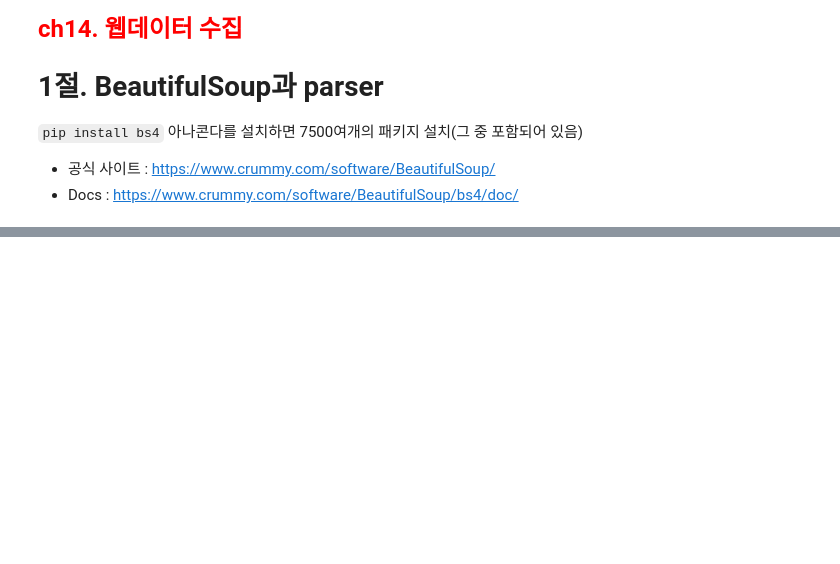
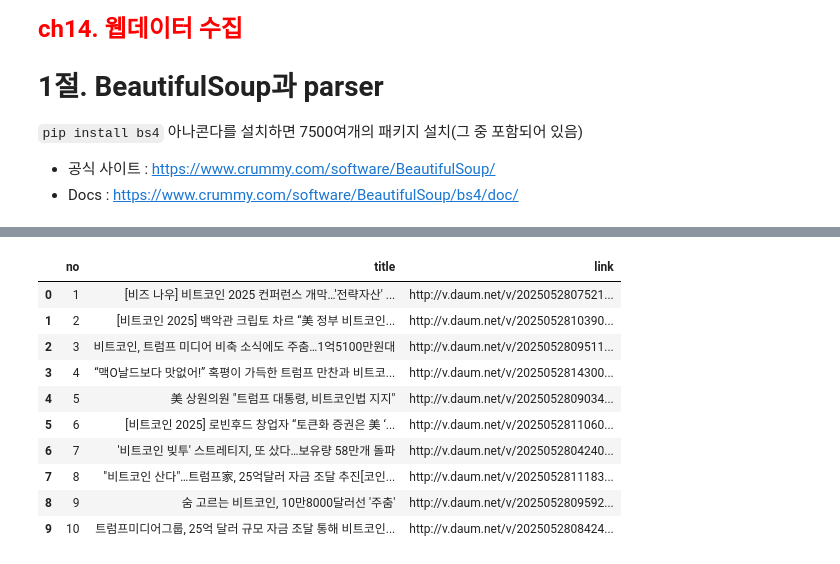
Before and after one commit to jangsh4752/ai_x, a Jupyter notebook: source/01_python/ch14_웹데이터수집1_정적_공공api.ipynb, the cells around one changed output, grey strips where cells are left out. Cells and saved outputs as stored; diff of their text form; code cells hidden in the pictures; blank space fills up the shorter version.

```diff
--- a/source/01_python/ch14_웹데이터수집1_정적_공공api.ipynb
+++ b/source/01_python/ch14_웹데이터수집1_정적_공공api.ipynb
@@ -21,0 +260,5 @@ table.dataframe{font-size:15px;}
+# %%
+unit = soup.select('div.head_info > span > span.blind')
+unit = [u.text for u in unit]
+unit.insert(7, '') # 8번째 index에 '' 추가
+unit
@@ -21,0 +267,6 @@ table.dataframe{font-size:15px;}
+# %%
+status = soup.select('div.head_info > span.blind')
+[t.text for t in title]
+[p.text for p in price]
+unit
+[s.text for s in status]
@@ -21,0 +275,7 @@ table.dataframe{font-size:15px;}
+# %%
+for idx in range(len(title)) :
+    print ("{} : {}{} - {}".format(idx+1,
+                                  title[idx].text,
+                                  price[idx].text,
+                                  unit[idx],
+                                  status[idx].text))
@@ -21,0 +295,7 @@ table.dataframe{font-size:15px;}
+# %%
+for idx, (t, p, u, s) in enumerate(zip(title, price, unit, status)) :
+    print ("{} : {}{} - {}".format(idx+1,
+                                  t.text,
+                                  p.text,
+                                  u,
+                                  s.text))
@@ -21,0 +405,30 @@ table.dataframe{font-size:15px;}
+# %%
+# 방법 1
+import requests
+from bs4 import BeautifulSoup
+keyword = '비트코인'
+url = 'https://search.daum.net/search?w=news&nil_search=btn&DA=NTB&enc=utf8&cluster=y&cluster_page=1&q=' + keyword
+response = requests.get(url)
+soup = BeautifulSoup(response.text, # response.content
+                    'html.parser')
+items_find_list = [] # 검색한 결과를 담을 dict list
+items_el = soup.select('div.item-title > strong.tit-g.clamp-g > a')
+# len(items_el)
+for idx, item in enumerate(items_el) :
+    items_find_list.append({'no':idx+1,
+                            'title':item.text,
+                            'link':item.attrs.get('href')})
+import pandas as pd
+pd.DataFrame(items_find_list)
+# %% [output]
+|  | no | title | link |
+| 0 | 1 | [비즈 나우] 비트코인 2025 컨퍼런스 개막…'전략자산' ... | http://v.daum.net/v/2025052807521... |
+| 1 | 2 | [비트코인 2025] 백악관 크립토 차르 “美 정부 비트코인... | http://v.daum.net/v/2025052810390... |
+| 2 | 3 | 비트코인, 트럼프 미디어 비축 소식에도 주춤…1억5100만원대 | http://v.daum.net/v/2025052809511... |
+| 3 | 4 | “맥O날드보다 맛없어!” 혹평이 가득한 트럼프 만찬과 비트코... | http://v.daum.net/v/2025052814300... |
+| 4 | 5 | 美 상원의원 "트럼프 대통령, 비트코인법 지지" | http://v.daum.net/v/2025052809034... |
+| 5 | 6 | [비트코인 2025] 로빈후드 창업자 “토큰화 증권은 美 ‘... | http://v.daum.net/v/2025052811060... |
+| 6 | 7 | '비트코인 빚투' 스트레티지, 또 샀다…보유량 58만개 돌파 | http://v.daum.net/v/2025052804240... |
+| 7 | 8 | "비트코인 산다"…트럼프家, 25억달러 자금 조달 추진[코인... | http://v.daum.net/v/2025052811183... |
+| 8 | 9 | 숨 고르는 비트코인, 10만8000달러선 '주춤' | http://v.daum.net/v/2025052809592... |
+| 9 | 10 | 트럼프미디어그룹, 25억 달러 규모 자금 조달 통해 비트코인... | http://v.daum.net/v/2025052808424... |
```
Also changed, not shown: parts of 51 cells of this notebook, 3 other files.
